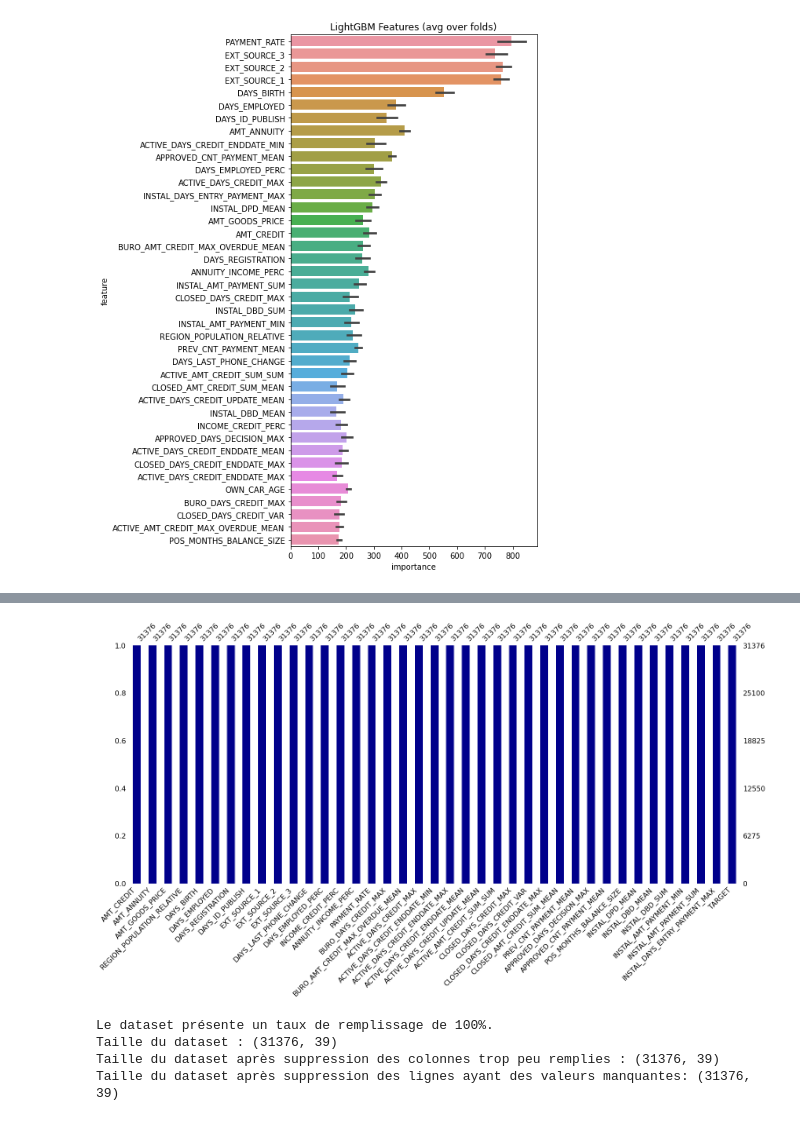
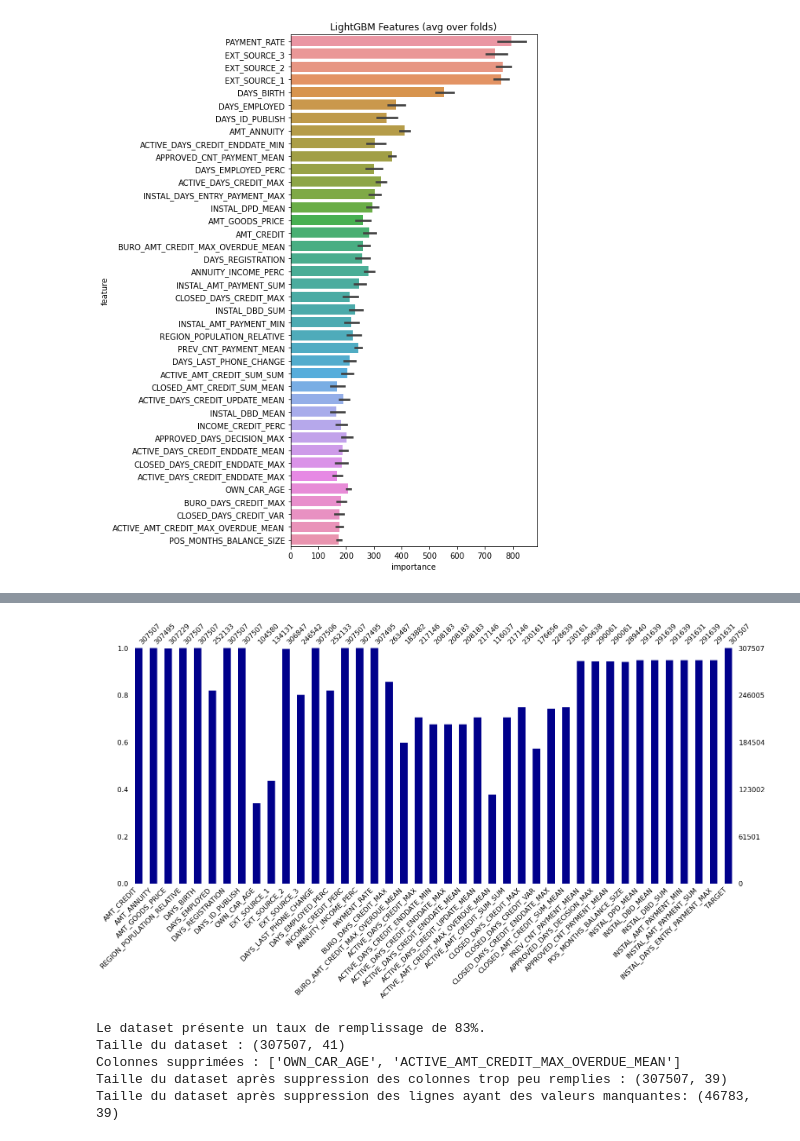
Before and after one commit to charlottemllt/Implementation-d-un-modele-de-scoring, a Jupyter notebook: P7_01_Notebook.ipynb, the cells around one changed output, grey strips where cells are left out. Cells and saved outputs as stored; diff of their text form; code cells hidden in the pictures.

Commit message:
Traitement des valeurs manquantes et des doublons

```diff
--- a/P7_01_Notebook.ipynb
+++ b/P7_01_Notebook.ipynb
@@ -37,8 +37,32 @@ Run LightGBM with kfold - done in 3157s
 [figure]
 # %%
 La fonction précédente a réalisé tout un travail de feature engineering puis
+# %%
+def TraitementValeursManquantes(df, threshold=0.60):
+    # thresh est le taux de valeurs manquantes au-dessus
+    # duquel on supprime la colonne
+    liste_colonnes = df.columns.to_list()
+    msno.bar(df, color="darkblue")
+    plt.show()
+
+    taux_remp = 100*(1-df.isnull().sum().sum()
+                     / (df.shape[0]*train_df_best40.shape[1]))
+    print('Le dataset présente un taux de remplissage de '
+          + str(round(taux_remp)) + '%.')
+
+    print('Taille du dataset :', df.shape)
+    N = (1-threshold) * df.shape[0]
+    df.dropna(thresh=N, inplace=True, axis='columns')
+    col_suppr = [col for col in liste_colonnes if col not in df.columns]
+    print('Colonnes supprimées :', col_suppr)
+    print('Taille du dataset après suppression des colonnes',
+          'trop peu remplies :', df.shape)
+    df.dropna(inplace=True)
+    print('Taille du dataset après suppression des lignes ayant',
+          'des valeurs manquantes:', df.shape)
+    return df
 # %%
-train_df_best40 = pd.read_csv('df_train_best40.csv')
-print(train_df_best40.shape)
-train_df_best40.head()
+df_best40 = pd.read_csv('df_best40.csv')
+print(df_best40.shape)
+df_best40.head()
 # %% [output]
@@ -74,9 +77,10 @@ def TraitementValeursManquantes(df, threshold=0.60):
-# %%
-train_df_best40 = TraitementValeursManquantes(train_df_best40)
-# %% [output]
-[figure, removed]
-Le dataset présente un taux de remplissage de 100%.
-Taille du dataset : (31376, 39)
-Taille du dataset après suppression des colonnes trop peu remplies : (31376, 39)
-Taille du dataset après suppression des lignes ayant des valeurs manquantes: (31376, 39)
+# %%
+df_best40 = TraitementValeursManquantes(df_best40)
+# %% [output]
+[figure, added]
+Le dataset présente un taux de remplissage de 83%.
+Taille du dataset : (307507, 41)
+Colonnes supprimées : ['OWN_CAR_AGE', 'ACTIVE_AMT_CREDIT_MAX_OVERDUE_MEAN']
+Taille du dataset après suppression des colonnes trop peu remplies : (307507, 39)
+Taille du dataset après suppression des lignes ayant des valeurs manquantes: (46783, 39)
 # %%
```
Also changed, not shown: parts of 12 cells of this notebook.
